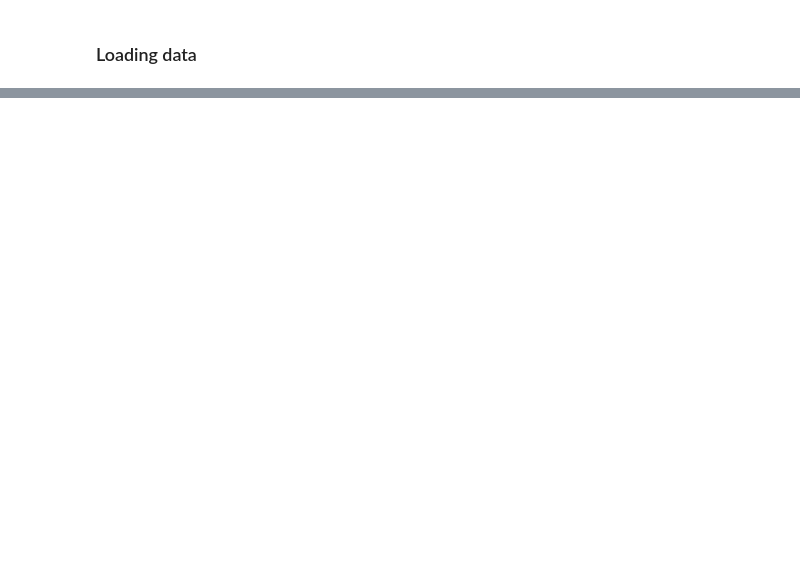
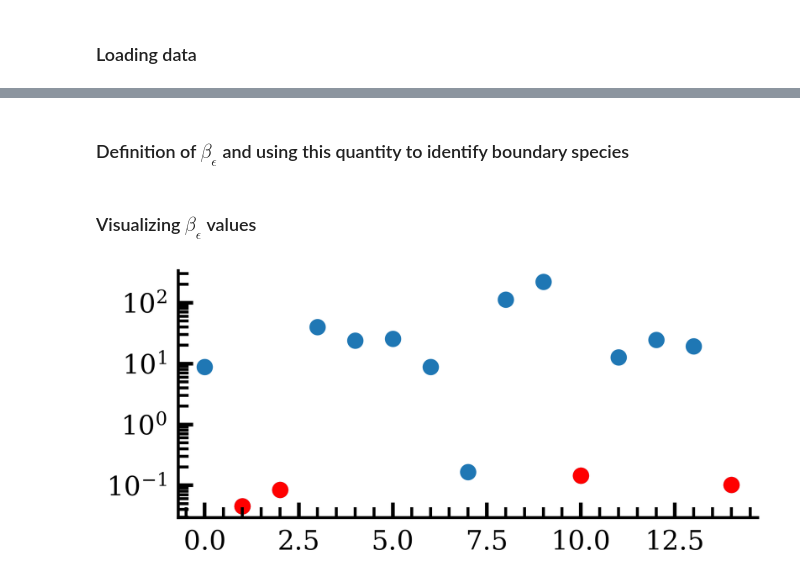
Before and after one commit to btemoshir/netBound, a Jupyter notebook: 09_EGFR_network.ipynb, the cells around one changed output, grey strips where cells are left out. Drawn from its saved outputs; the diff is of its cells as text; code cells hidden in the pictures; blank space fills up the shorter version.

Commit message:
Added several SM plots
- LaTex problem not yet resolved
- Reason for bad AUC performance is not enough runs in the data creation
- Need to re-run 09_sim_EGFR_network.py with more runs

```diff
--- a/09_EGFR_network.ipynb
+++ b/09_EGFR_network.ipynb
@@ -110,0 +112,19 @@ for idx, unit in enumerate(units):
+# %%
+
+epsilon = epsilon_list[3]
+stdv = .3
+n_runs = 3
+
+T = 10
+t_eval = np.linspace(0, T, 100)
+
+netw = make_par('egfr')
+det_dyn, S, flux = get_dynamics()
+netw['dynamics'] = det_dyn
+netw = refresh_netw_par(netw)
+
+
+stoch_dyn = get_stoch_term(epsilon, S, flux)
+y_val = load_rubin14_MM_yvals(y_vals_file='packages/parameters/EGFR/yvals.txt')
+
+init_list = [y_val * ( 1 +  np.random.normal(0, stdv, len(y_val))) for i in range(n_runs)]
@@ -110,0 +469,2 @@ for idx, unit in enumerate(units):
+# %% [markdown]
+### Definition of $\beta_\epsilon$ and using this quantity to identify boundary species
@@ -110,0 +479,10 @@ for idx, unit in enumerate(units):
+# %% [markdown]
+### Visualizing $\beta_\epsilon$ values
+# %%
+b = np.mean(beta_dev[1, 1 ], axis=0)
+
+plt.scatter(np.arange(len(b)), b)
+plt.scatter(netw['idx_boundary_rel'], b[netw['idx_boundary_rel']], color='r')
+plt.yscale('log')
+# %% [output]
+[figure, added]
```
Also changed, not shown: parts of 32 cells of this notebook, 2 other files.
